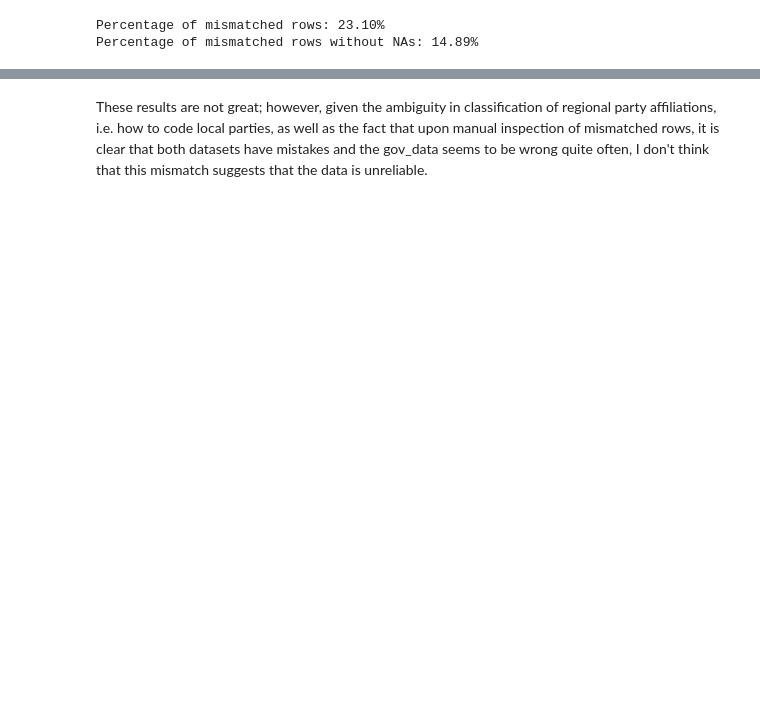
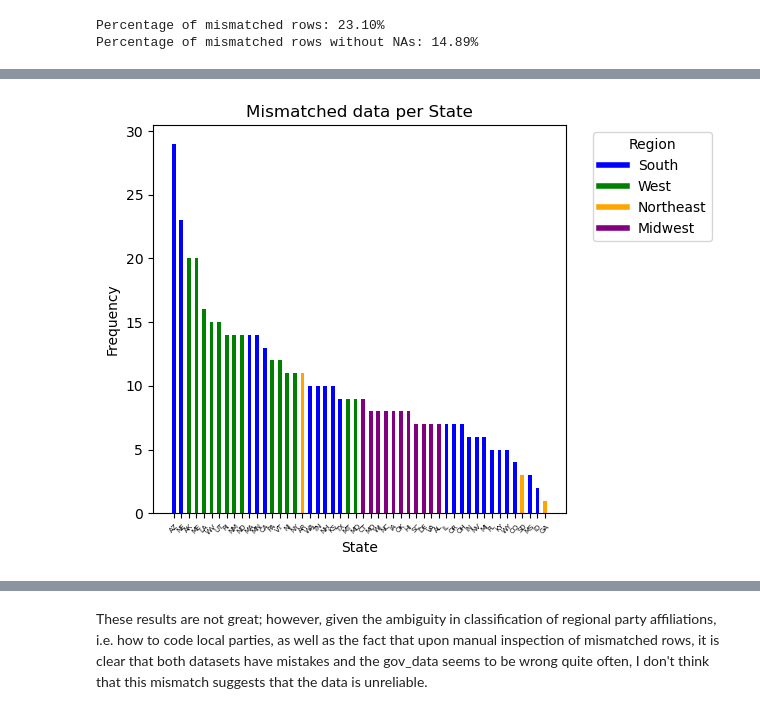
Before and after one commit to batShimon/similarity_data, a Jupyter notebook: merging_Klarner_and_ICPSR.ipynb, the cells around one changed output, grey strips where cells are left out. Saved outputs shown, nothing was run; the diff lists cells and outputs as text; code cells hidden in the pictures; blank space fills up the shorter version.

```diff
--- a/merging_Klarner_and_ICPSR.ipynb
+++ b/merging_Klarner_and_ICPSR.ipynb
@@ -1521,0 +1611,49 @@ Percentage of mismatched rows without NAs: 14.89%
+# %%
+color = 'region'
+assert color in ['region', 'division'], "color must be 'region' or 'division'"
+
+mismatched_rows_20 = mismatched_rows[mismatched_rows['year'] > 1959] #When the Hawaii, the last state joined
+
+# Assign colors based on the 'region' column
+if color == 'region':
+    region_colors = {
+        'South': 'blue', 'West': 'green', 'Northeast': 'orange', 'Midwest': 'purple'
+    }
+
+    colors = mismatched_rows_20['region'].map(region_colors)
+
+# Assign colors based on the 'division' column
+if color == "division":
+    # Assign colors directly using the 'division' column
+    colors = mismatched_rows_20['division'].map(division_colors)
+
+    # Handle any missing divisions by filling with a default color (e.g., 'gray')
+    colors = colors.fillna('gray')
+
+
+state_counts = mismatched_rows_20['state_abbrev'].value_counts()
+
+# Plot the frequency of observations per state
+plt.bar(state_counts.index, state_counts.values, color = colors, width=0.5)
+plt.xlabel('State')
+plt.ylabel('Frequency')
+plt.title('Mismatched data per State')
+plt.xticks(rotation=45, fontsize=5)
+
+# Add legend for divisions
+if color == 'division':
+    handles = [plt.Line2D([0], [0], color=color, lw=4) for color in division_colors.values()]
+    labels = division_colors.keys()
+    plt.legend(handles, labels, title='Division', bbox_to_anchor=(1.05, 1), loc='upper left')
+
+if color == 'region':
+    handles = [plt.Line2D([0], [0], color=color, lw=4) for color in region_colors.values()]
+    labels = region_colors.keys()
+    plt.legend(handles, labels, title='Region', bbox_to_anchor=(1.05, 1), loc='upper left')
+
+
+plt.tight_layout()
+
+plt.show()
+# %% [output]
+[figure, added]
```
Also changed, not shown: parts of 12 cells of this notebook.
